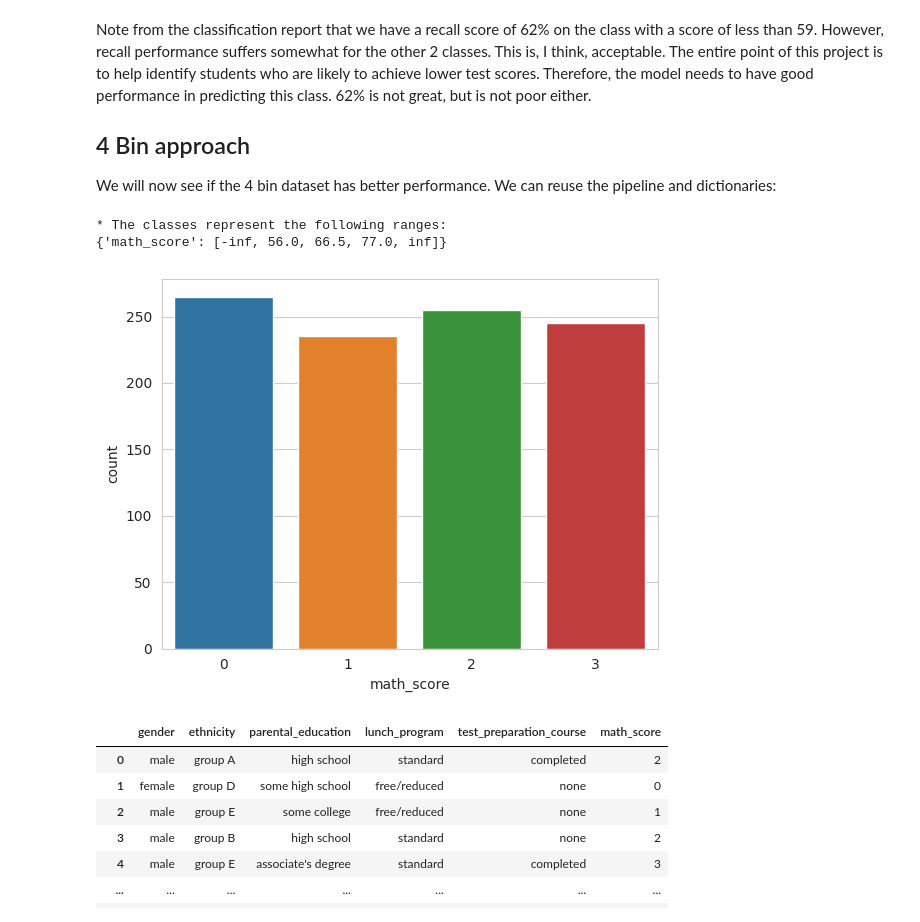
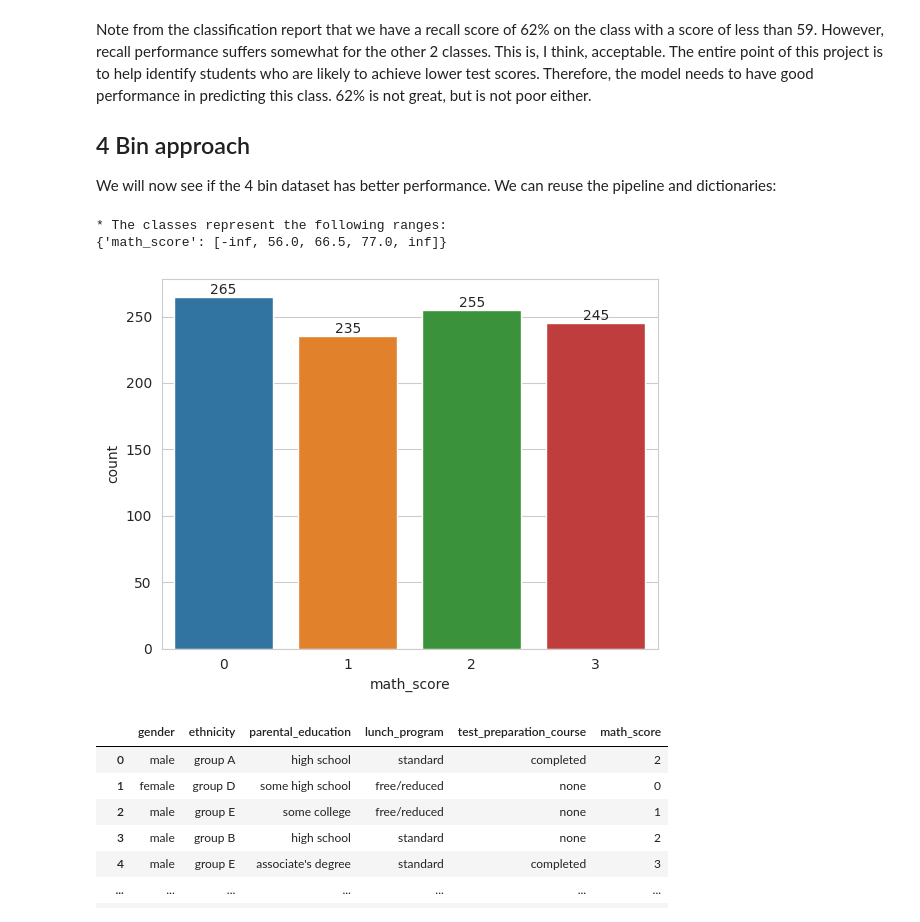
Before and after one commit to AdamBoley/Exam-Scores-Analysis, a Jupyter notebook: jupyter_notebooks/08b-math-score-model-classification.ipynb, the cells around one changed output. Saved outputs shown, nothing was run; the diff lists cells and outputs as text; code cells hidden in the pictures.

Commit message:
add bar label numbers to classification distribution plots

```diff
--- a/jupyter_notebooks/08b-math-score-model-classification.ipynb
+++ b/jupyter_notebooks/08b-math-score-model-classification.ipynb
@@ -684,14 +686,15 @@ We will now see if the 4 bin dataset has better performance. We can reuse the pi
 # %%
 disc_efd_4 = EqualFrequencyDiscretiser(q=4, variables=['math_score'])
 df_maths_clf_efd_4 = disc_efd_4.fit_transform(df_maths)
 
 print(f"* The classes represent the following ranges: \n{disc_efd_4.binner_dict_} \n")
-sns.countplot(data=df_maths_clf_efd_4, x='math_score')
+fig_maths_clf_efd_4 = sns.countplot(data=df_maths_clf_efd_4, x='math_score')
+plt.bar_label(fig_maths_clf_efd_4.containers[0])
 plt.show()
 # %% [output]
 * The classes represent the following ranges:
 {'math_score': [-inf, 56.0, 66.5, 77.0, inf]}
-[figure, old version]
+[figure, new version]
 # %%
 df_maths_clf_efd_4
 # %% [output]
```
Also changed, not shown: parts of 2 cells of this notebook, 3 other files.
